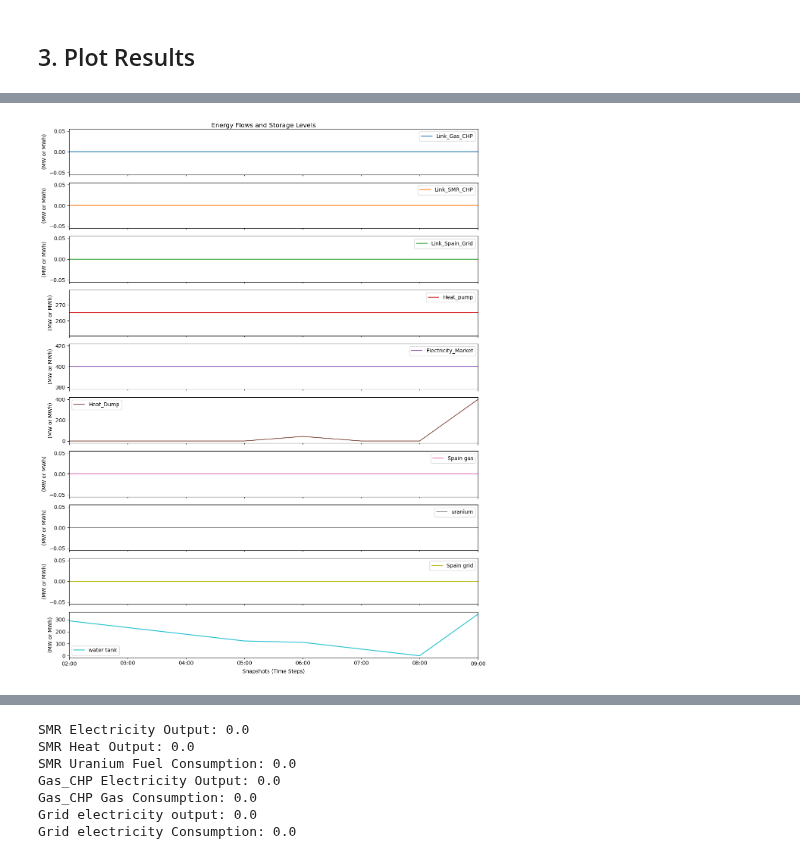
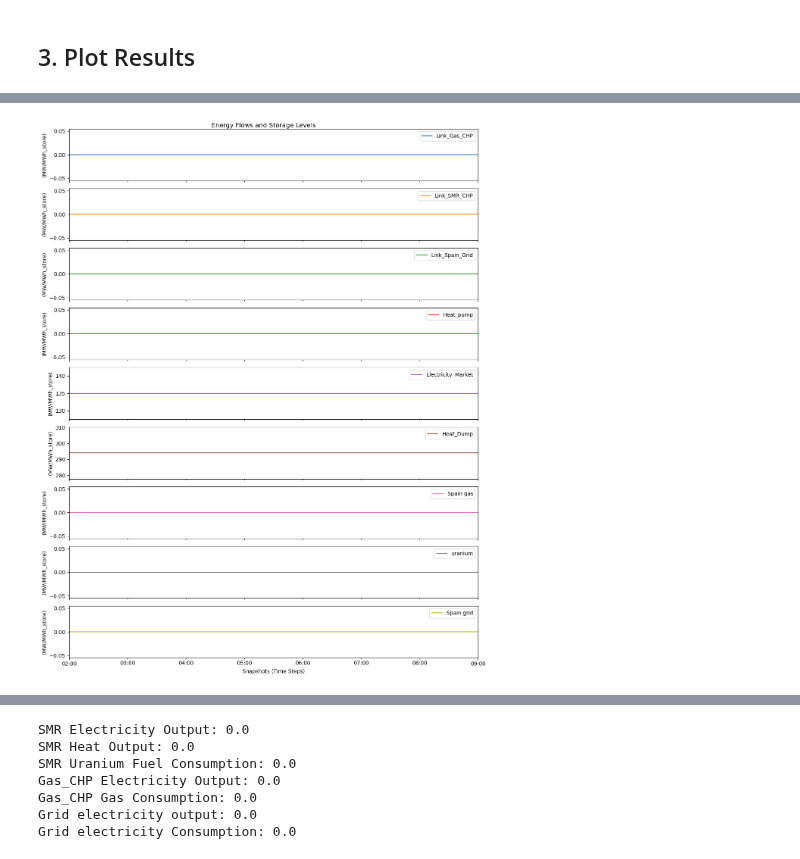
Before and after one commit to C-ansi-eof/SIDNE-Model, a Jupyter notebook: SMR_multilink.ipynb, the cells around one changed output, grey strips where cells are left out. Saved outputs shown, nothing was run; the diff lists cells and outputs as text; code cells hidden in the pictures.

```diff
--- a/SMR_multilink.ipynb
+++ b/SMR_multilink.ipynb
@@ -129,7 +129,7 @@ First upload 2023 historical data: profiles, loads and prices
 # %%
 CO2_reduction=0.5 # 50% CO2 emissions reduction for scenario 2035
 # Using a carbon cost of: 90 USD/tonCO2 by 2024 World Energy Outlook --> cost.loc["Gas_CHP", "carbon_cost"]=90.
-extra_cost=100000
+extra_cost=10000
 
 # Filtrar un rango de tiempo específico (para comprobar hipótesis)------
 start_time = "2023-01-02 02:00:00"
@@ -138,7 +138,7 @@ end_time = "2023-01-02 9:00:00"
 snapshots=pd.date_range(start_time, end_time, freq="h")
 #----------------------------------------------------------------------------------------
 #----------------------------------------------------------------------------------------
-# Cargar el archivo ES_Price.csv e indexarlo con una serie temporal
+    # Cargar el archivo ES_Price.csv e indexarlo con una serie temporal
 price_data = pd.read_csv('./ES_Price.csv')
 price_data.index = pd.date_range(start="2023-01-01 00:00:00", periods=8760, freq="h")
 filtered_prices = price_data.loc[start_time:end_time]
@@ -192,17 +245,17 @@ network.add("Bus", "Spain_grid", carrier="electricity")
 
 # STORES ------------------------------------------------------------------------------
 network.add("Store", "Spain gas", bus="Gas_Fuel_in",
-    e_initial=400,
+    e_initial=100,
     # e_nom=0,    # set pre-existing e_nom=50?
     e_cyclic=True,
     e_nom_extendable=True)
 network.add("Store", "uranium", bus="uranium_UO2",
-    e_initial=400,
+    e_initial=100,
     # e_nom=0, # set pre-existing e_nom=0?
     e_cyclic=True,
     e_nom_extendable=True)
 network.add("Store", "Spain grid", bus="Spain_grid",
-    e_initial=400,
+    e_initial=100,
     # e_nom=100, # set pre-existing e_nom=0?
     e_cyclic=True,
     e_nom_extendable=True)
@@ -246,7 +299,7 @@ network.add( "Link", "Link_SMR_CHP",
     carrier="nuclear",
     p_nom=400, # set p_nom=0 initial value?
     p_nom_extendable=True, # Optimizes de p_nom value
-    capital_cost=cost.loc["SMR_CHP","annualized_investment"]+cost.loc["SMR_CHP","FOM"]*1000, #annualized USD
+    capital_cost=cost.loc["SMR_CHP","annualized_investment"]+cost.loc["SMR_CHP","FOM"]*1000, #annualized USD/MWe
     marginal_cost=(cost.loc["SMR_CHP","VOM"]+cost.loc["SMR_CHP","fuel"]),
     efficiency=0.45,
     efficiency2=0.35,
@@ -258,11 +311,10 @@ network.add("Link", "Link_Spain_Grid",
     p_nom=400, # connection capacity of 500 MW
     # p_nom_min=100,  # Optional: Minimum capacity
     p_nom_extendable=True,
-    capital_cost=0,   # no fixed $/MW per period?
+    capital_cost=Spain_grid_capital_cost,   # no fixed $/MW per period?
     marginal_cost=filtered_prices["Price"].values, # Spain energy prices for 2023
     efficiency=1      # electricity transport
     )
-
 #add electricity to heat link & short-time heat store
 network.add(
     "Link",
@@ -270,9 +322,11 @@ network.add(
     bus0="Industry Electricity",
     bus1="Industry Heat",
     efficiency=0.9,
-    capital_cost=4e5, # USD/MW·year
+    capital_cost=4e7, # USD/MW·year
     p_nom_extendable=True,
 )
-
-network.add("Store", "water tank", bus="Industry Heat", e_cyclic=True, e_nom_extendable=True)
+# network.add("Store", "water tank", bus="Industry Heat",
+#             e_initial=1000,
+#             e_cyclic=True,
+#             e_nom_extendable=True)
 # %% [output]
@@ -323,25 +377,25 @@ snapshot
 # %%
 # Combinar datos de links, generadores y almacenes
 links_p0 = network.links_t.p0  # Flujos de energía en los links (bus0)
 generators_p = network.generators_t.p  # Producción de los generadores
 stores_e = network.stores_t.e  # Energía almacenada en los almacenes
 
 # Crear un DataFrame combinado
 combined_data = pd.concat([links_p0, generators_p, stores_e], axis=1)
 
 # Graficar los datos combinados en subplots
 ax = combined_data.plot(subplots=True, figsize=(12, 15), title="Energy Flows and Storage Levels")
 
 # Configurar etiquetas para cada subplot
 for subplot in ax:
     subplot.set_xlabel("Snapshots (Time Steps)")  # Etiqueta del eje x
-    subplot.set_ylabel("(MW or MWh)")      # Etiqueta del eje y
+    subplot.set_ylabel("(MW/MWh_store)")      # Etiqueta del eje y
 
 # Ajustar el diseño para evitar superposición
 plt.tight_layout()
 plt.show()
 # %% [output]
-[figure, old version]
+[figure, new version]
 # %%
 # Plot production view with subplots
 ax = network.links_t.p0.plot(subplots=True, figsize=(10, 6))
```
Also changed, not shown: parts of 6 cells of this notebook, 2 other files.
